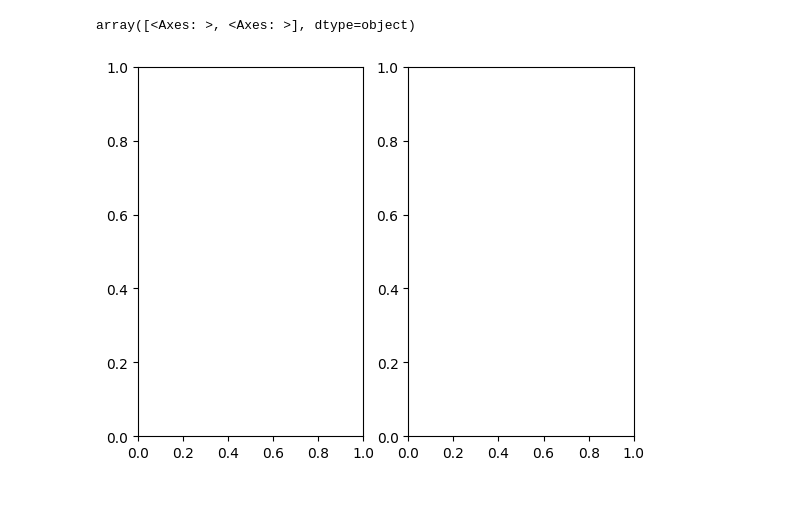
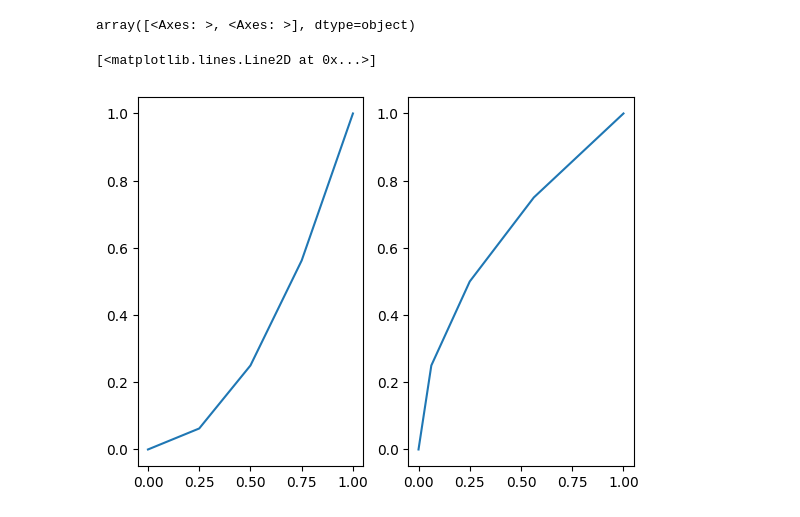
Before and after one commit to naveennakshatram/Python-for-Data-Science-and-Machine-Learning, a Jupyter notebook: Matplotlib/Matplot_lib_part_1.ipynb, the cells around one changed output. Cells and saved outputs as stored; diff of their text form; code cells hidden in the pictures.

```diff
--- a/Matplotlib/Matplot_lib_part_1.ipynb
+++ b/Matplotlib/Matplot_lib_part_1.ipynb
@@ -153,8 +153,9 @@ axes
 # %% [output]
 array([<Axes: >, <Axes: >], dtype=object)
 # %%
-fig
-
-# This will refer to plots
+fig,axes = plt.subplots(nrows=1,ncols=2)
+axes[0].plot(x,y,)
+axes[1].plot(y,x,)
 # %% [output]
+[<matplotlib.lines.Line2D at 0x...>]
-[figure, old version]
+[figure, new version]
```
Also changed, not shown: parts of 9 cells of this notebook, 8 other files.
